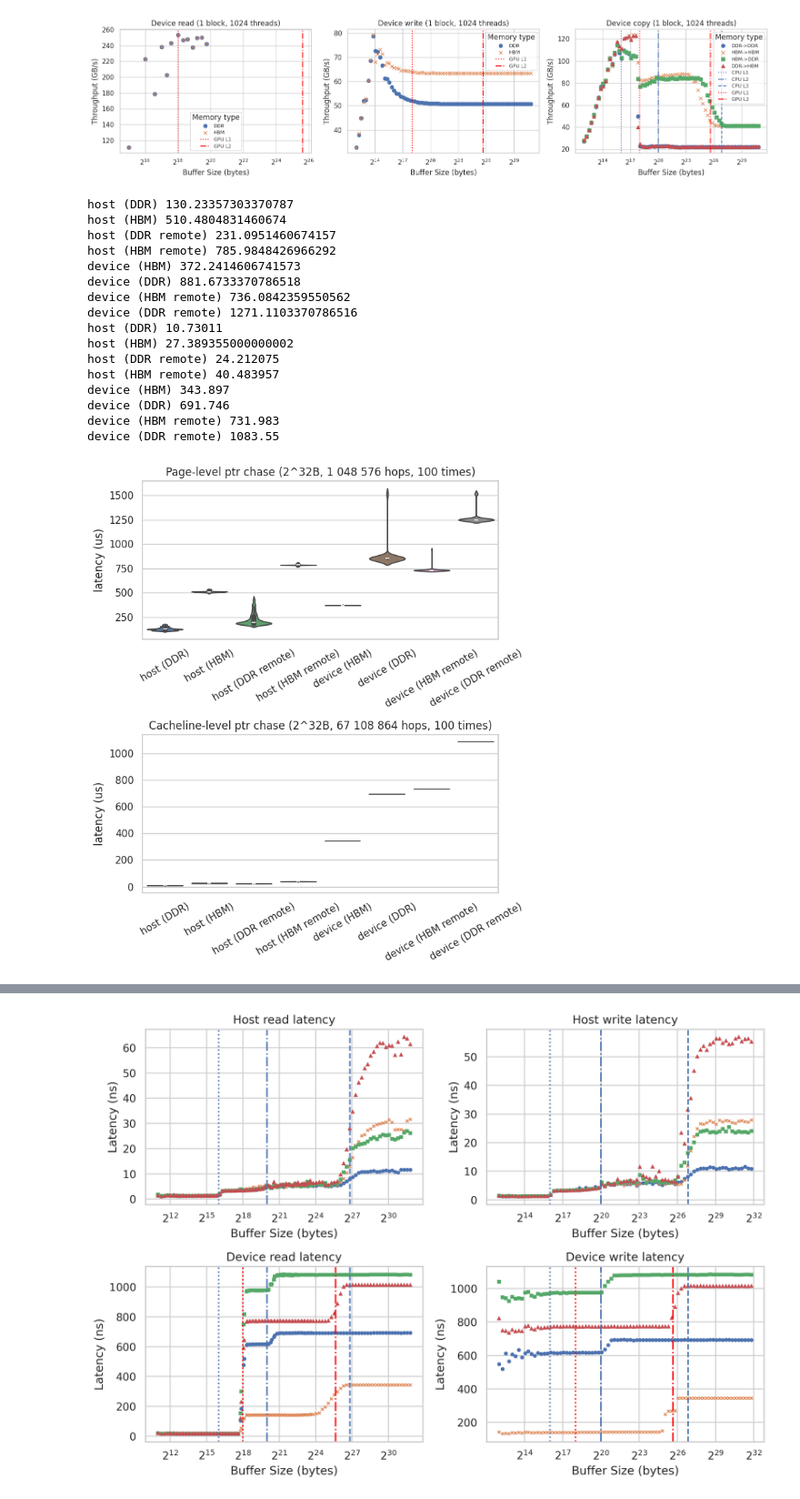
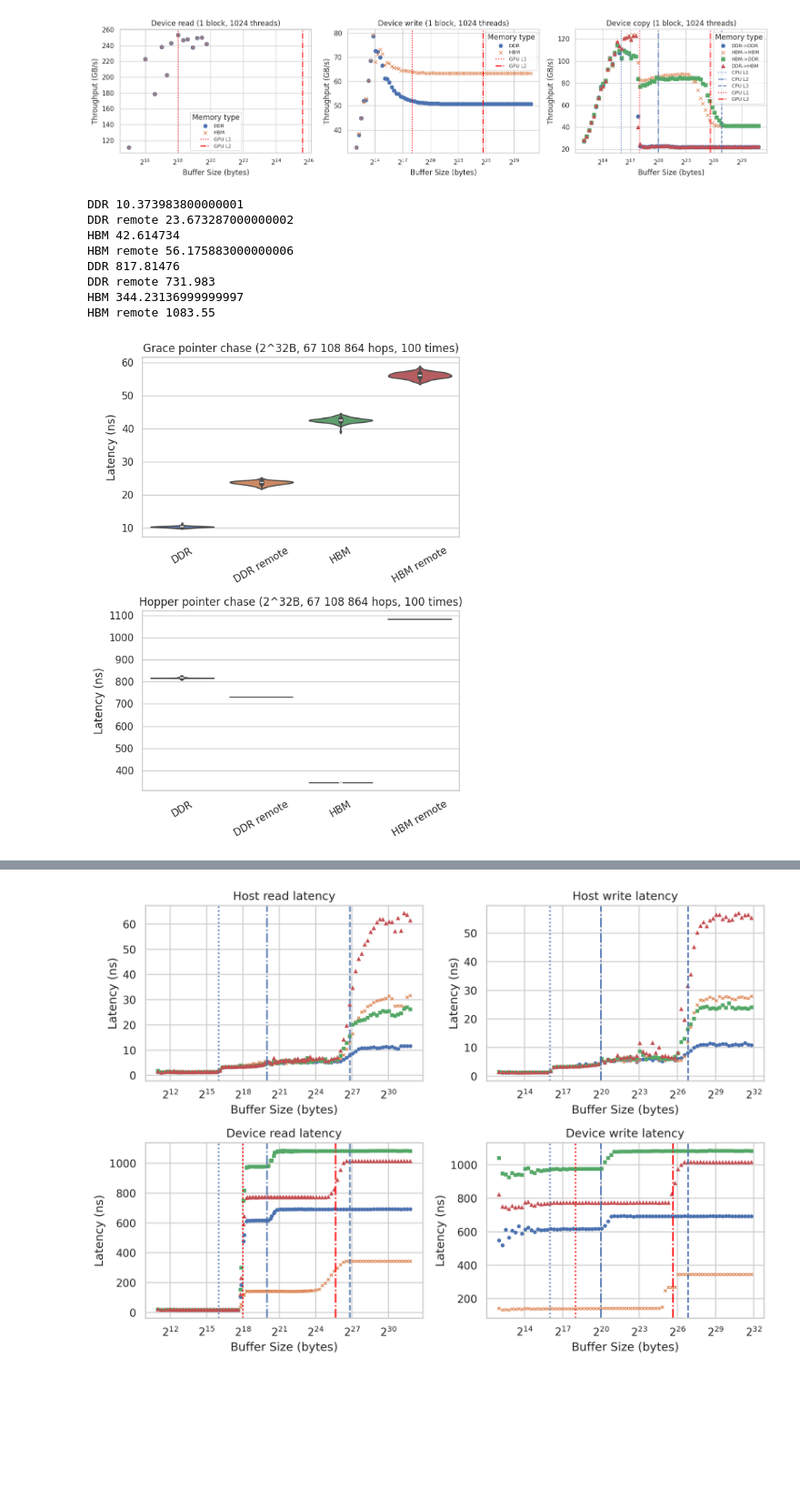
Before and after one commit to ntua-el20062/grace-hopper-benchmark, a Jupyter notebook: src/paper.ipynb, the cells around one changed output, grey strips where cells are left out. Shown at 91% size. Drawn from its saved outputs; the diff is of its cells as text; code cells hidden in the pictures; blank space fills up the shorter version.

```diff
--- a/src/paper.ipynb
+++ b/src/paper.ipynb
@@ -354,72 +350,64 @@ plt.tight_layout()
 # %% [output]
 [figure]
 # %%
-experiments1 = ['host/ddr', 'host/hbm', 'host/ddr_remote', 'host/hbm_remote', 'device/hbm', 'device/ddr', 'device/hbm_remote', 'device/ddr_remote']
-experiments2 = ['fine/host/ddr', 'fine/host/hbm', 'fine/host/ddr_remote', 'fine/host/hbm_remote', 'fine/device/hbm', 'fine/device/ddr', 'fine/device/hbm_remote', 'fine/device/ddr_remote']
-labels = ['host (DDR)', 'host (HBM)', 'host (DDR remote)', 'host (HBM remote)', 'device (HBM)', 'device (DDR)', 'device (HBM remote)', 'device (DDR remote)']
+experiments_cpu = ['fine/host/ddr', 'fine/host/ddr_remote', 'fine/host/hbm', 'fine/host/hbm_remote']
+experiments_gpu = ['fine/device/ddr', 'fine/device/hbm_remote', 'fine/device/hbm', 'fine/device/ddr_remote']
+labels = ['DDR', 'DDR remote', 'HBM', 'HBM remote']
 data1 = {}
 data2 = {}
 
-for e, l in zip(experiments1, labels):
+for e, l in zip(experiments_cpu, labels):
     with open('results/latency/' + e, 'r') as file:
-        elems = file.read().split('\n')[1:-1]
+        elems = file.read().split('\n')[:-1]
         elems = [float(e) for e in elems]
         elems.sort()
-        elems = elems[5:-5]
+        # elems = elems[5:-5]
         data1[l] = elems
 
-for e, l in zip(experiments2, labels):
+for e, l in zip(experiments_gpu, labels):
     with open('results/latency/' + e, 'r') as file:
-        elems = file.read().split('\n')[0:-1]
+        elems = file.read().split('\n')[:-1]
         elems = [float(e) for e in elems]
         data2[l] = elems
 
-fig, (ax1, ax2) = plt.subplots(2, 1, figsize=(7, 8))
-ax1.set_title('Page-level ptr chase (2^32B, 1 048 576 hops, 100 times)')
-ax2.set_title('Cacheline-level ptr chase (2^32B, 67 108 864 hops, 100 times)')
-ax1.set_ylabel('latency (us)')
-ax2.set_ylabel('latency (us)')
-sns.violinplot(data1, ax=ax1, bw_adjust=0.5)
+fig, (ax1, ax2) = plt.subplots(2, 1, figsize=(6, 8))
+ax1.set_title('Grace pointer chase (2^32B, 67 108 864 hops, 100 times)')
+ax2.set_title('Hopper pointer chase (2^32B, 67 108 864 hops, 100 times)')
+ax1.set_ylabel('Latency (ns)')
+ax2.set_ylabel('Latency (ns)')
+sns.violinplot(data1, ax=ax1)
 sns.violinplot(data2, ax=ax2)
 ax1.set_xticklabels(ax1.get_xticklabels(), rotation=30)
 ax2.set_xticklabels(ax2.get_xticklabels(), rotation=30)
 fig.set_dpi(100)
 plt.tight_layout()
 
 # ax3 = fig.add_axes([.58, .5, .2, .3])
 # experiments = ['fine/host/ddr', 'fine/host/hbm']
 # labels = ['host (DDR)', 'host (HBM)']
 # data = {}
 
 # for e, l in zip(experiments, labels):
 #     with open('results/latency/' + e, 'r') as file:
 #         elems = file.read().split('\n')[1:-1]
 #         elems = [float(e) for e in elems]
 #         data[l] = elems
 # ax = sns.violinplot(data, ax=ax3)
 
 for k, v in data1.items():
     print(k, np.mean(v))
 for k, v in data2.items():
     print(k, np.mean(v))
 # %% [output]
-host (DDR) 130.23357303370787
-host (HBM) 510.4804831460674
-host (DDR remote) 231.0951460674157
-host (HBM remote) 785.9848426966292
-device (HBM) 372.2414606741573
-device (DDR) 881.6733370786518
-device (HBM remote) 736.0842359550562
-device (DDR remote) 1271.1103370786516
-host (DDR) 10.73011
-host (HBM) 27.389355000000002
-host (DDR remote) 24.212075
-host (HBM remote) 40.483957
-device (HBM) 343.897
-device (DDR) 691.746
-device (HBM remote) 731.983
-device (DDR remote) 1083.55
+DDR 10.373983800000001
+DDR remote 23.673287000000002
+HBM 42.614734
+HBM remote 56.175883000000006
+DDR 817.81476
+DDR remote 731.983
+HBM 344.23136999999997
+HBM remote 1083.55
-[figure, old version]
+[figure, new version]
 # %%
 experiments = ['fine/host/ddr', 'fine/host/hbm', 'fine/host/ddr_remote', 'fine/host/hbm_remote']
 labels = ['host (DDR)', 'host (HBM)', 'host (DDR remote)', 'host (HBM remote)']
```
Also changed, not shown: parts of 3 cells of this notebook, 28 other files.
